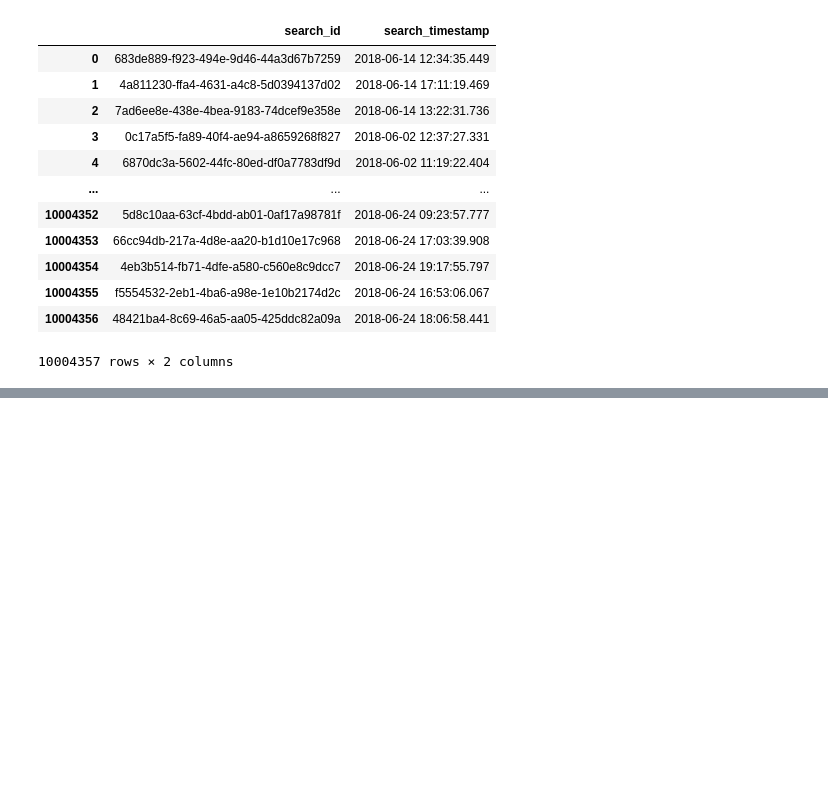
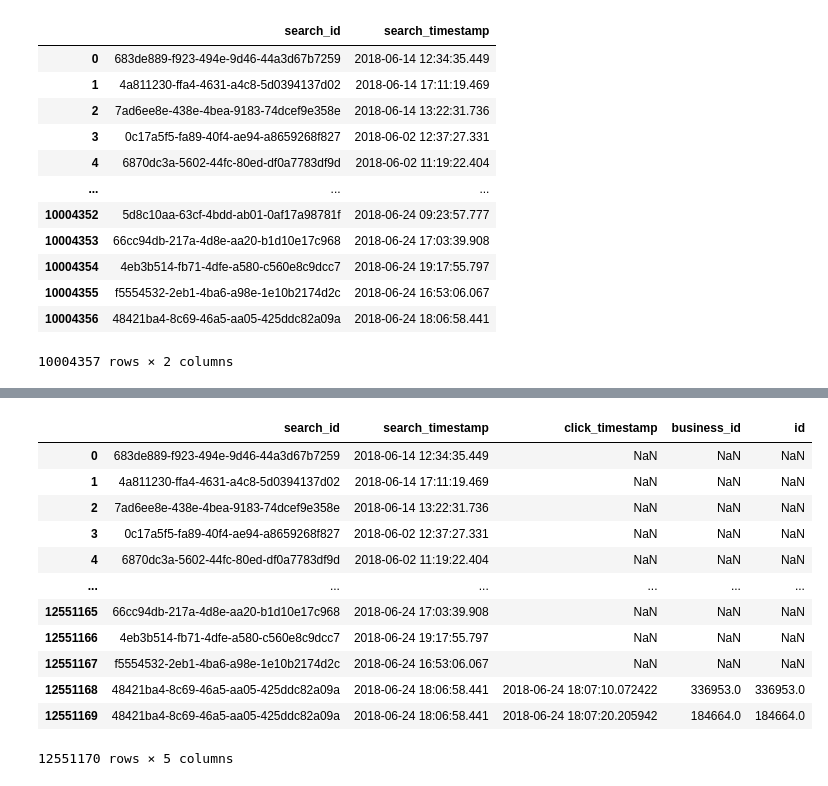
Before and after one commit to Nutsudapenpong/DPDM, a Jupyter notebook: HRR.ipynb, the cells around one changed output, grey strips where cells are left out. Drawn from its saved outputs; the diff is of its cells as text; code cells hidden in the pictures; blank space fills up the shorter version.

```diff
--- a/HRR.ipynb
+++ b/HRR.ipynb
@@ -67,6 +67,6 @@ request_re
 | 10004356 | 48421ba4-8c69-46a5-aa05-425ddc82a09a | 2018-06-24 18:06:58.441 |
 10004357 rows × 2 columns
 # %%
-click_re = click_name.iloc[:,0:4]
+click_re = click_name.iloc[:,1:4]
 # %%
 click_re
@@ -73,2 +87,2 @@ click_re
 # %%
-restaurant_re = restaurant_name.iloc[:,0:4]
+restaurant_re = restaurant_name.iloc[:,1:2]
@@ -75,3 +105,3 @@ restaurant_re = restaurant_name.iloc[:,0:4]
 # %%
-merged_table = request_name.merge(click_name,how='left',left_on='search_id',right_on='search_id')
+merged_table = request_re.merge(click_re,how='left',left_on='search_id',right_on='search_id')
 merged_table
@@ -77,0 +122,17 @@ merged_table
+# %%
+merged2_table = merged_table.merge(restaurant_re,how='left',left_on='business_id',right_on='id')
+merged2_table
+# %% [output]
+|  | search_id | search_timestamp | click_timestamp | business_id | id |
+| 0 | 683de889-f923-494e-9d46-44a3d67b7259 | 2018-06-14 12:34:35.449 | NaN | NaN | NaN |
+| 1 | 4a811230-ffa4-4631-a4c8-5d0394137d02 | 2018-06-14 17:11:19.469 | NaN | NaN | NaN |
+| 2 | 7ad6ee8e-438e-4bea-9183-74dcef9e358e | 2018-06-14 13:22:31.736 | NaN | NaN | NaN |
+| 3 | 0c17a5f5-fa89-40f4-ae94-a8659268f827 | 2018-06-02 12:37:27.331 | NaN | NaN | NaN |
+| 4 | 6870dc3a-5602-44fc-80ed-df0a7783df9d | 2018-06-02 11:19:22.404 | NaN | NaN | NaN |
+| ... | ... | ... | ... | ... | ... |
+| 12551165 | 66cc94db-217a-4d8e-aa20-b1d10e17c968 | 2018-06-24 17:03:39.908 | NaN | NaN | NaN |
+| 12551166 | 4eb3b514-fb71-4dfe-a580-c560e8c9dcc7 | 2018-06-24 19:17:55.797 | NaN | NaN | NaN |
+| 12551167 | f5554532-2eb1-4ba6-a98e-1e10b2174d2c | 2018-06-24 16:53:06.067 | NaN | NaN | NaN |
+| 12551168 | 48421ba4-8c69-46a5-aa05-425ddc82a09a | 2018-06-24 18:06:58.441 | 2018-06-24 18:07:10.072422 | 336953.0 | 336953.0 |
+| 12551169 | 48421ba4-8c69-46a5-aa05-425ddc82a09a | 2018-06-24 18:06:58.441 | 2018-06-24 18:07:20.205942 | 184664.0 | 184664.0 |
+12551170 rows × 5 columns
```
Also changed, not shown: parts of 9 cells of this notebook.
